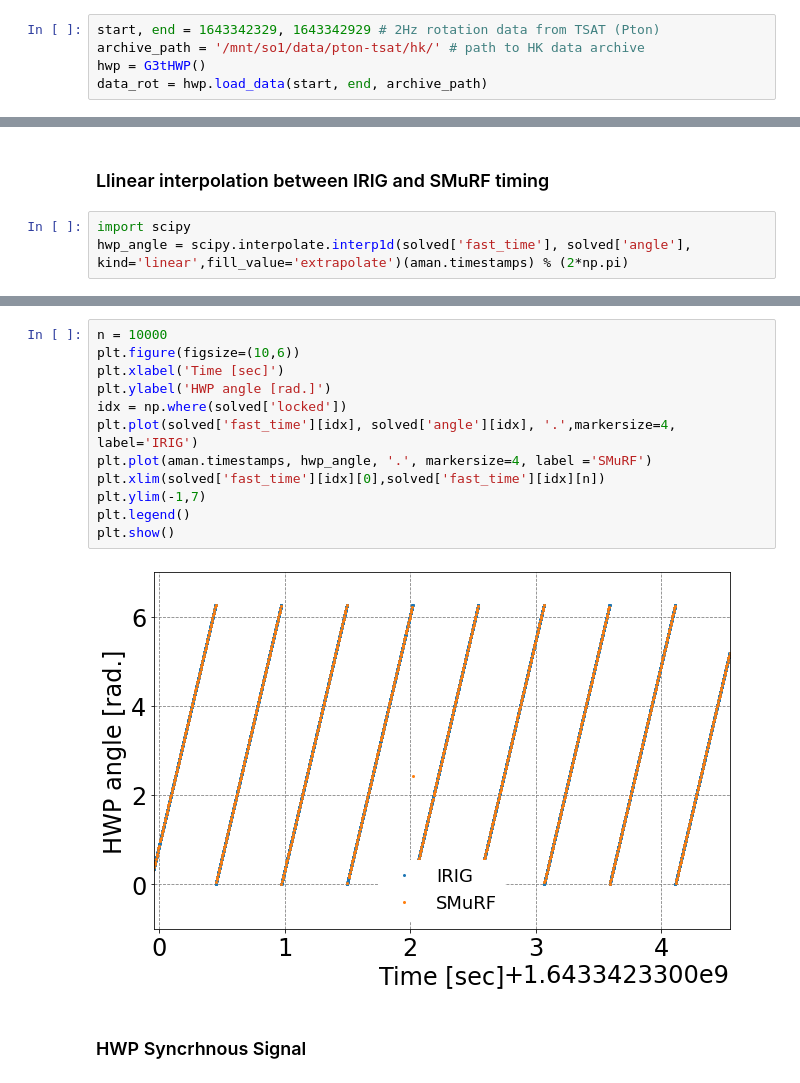
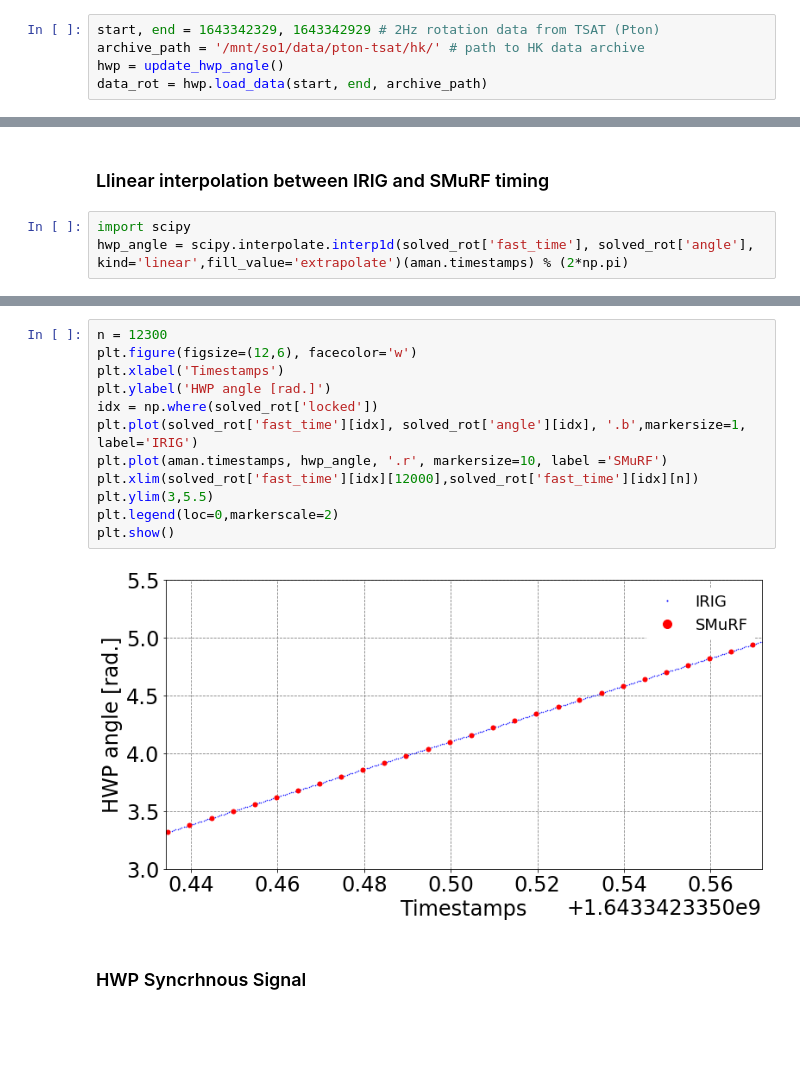
Before and after one commit to yukisakurai/so_pwg_tutorial, a Jupyter notebook: tutorial_hwp.ipynb, the cells around one changed output, grey strips where cells are left out. Saved outputs shown, nothing was run; the diff lists cells and outputs as text; blank space fills up the shorter version.

```diff
--- a/tutorial_hwp.ipynb
+++ b/tutorial_hwp.ipynb
@@ -36,7 +38,7 @@ data_spinup = hwp.load_data(start, end, archive_path)
 # %%
 start, end = 1643342329, 1643342929 # 2Hz rotation data from TSAT (Pton)
 archive_path = '/mnt/so1/data/pton-tsat/hk/' # path to HK data archive
-hwp = G3tHWP()
+hwp = update_hwp_angle()
 data_rot = hwp.load_data(start, end, archive_path)
 # %% [markdown]
 ### Analyze loaded HWP parameters and return angles
@@ -174,4 +200,4 @@ aman.signal *= phase_to_pA
 ### Llinear interpolation between IRIG and SMuRF timing
 # %%
 import scipy
-hwp_angle = scipy.interpolate.interp1d(solved['fast_time'], solved['angle'], kind='linear',fill_value='extrapolate')(aman.timestamps) % (2*np.pi)
+hwp_angle = scipy.interpolate.interp1d(solved_rot['fast_time'], solved_rot['angle'], kind='linear',fill_value='extrapolate')(aman.timestamps) % (2*np.pi)
@@ -178,17 +218,17 @@ hwp_angle = scipy.interpolate.interp1d(solved['fast_time'], solved['angle'], kin
 # %%
-n = 10000
-plt.figure(figsize=(10,6))
-plt.xlabel('Time [sec]')
+n = 12300
+plt.figure(figsize=(12,6), facecolor='w')
+plt.xlabel('Timestamps')
 plt.ylabel('HWP angle [rad.]')
-idx = np.where(solved['locked'])
-plt.plot(solved['fast_time'][idx], solved['angle'][idx], '.',markersize=4, label='IRIG')
-plt.plot(aman.timestamps, hwp_angle, '.', markersize=4, label ='SMuRF')
-plt.xlim(solved['fast_time'][idx][0],solved['fast_time'][idx][n])
-plt.ylim(-1,7)
-plt.legend()
+idx = np.where(solved_rot['locked'])
+plt.plot(solved_rot['fast_time'][idx], solved_rot['angle'][idx], '.b',markersize=1, label='IRIG')
+plt.plot(aman.timestamps, hwp_angle, '.r', markersize=10, label ='SMuRF')
+plt.xlim(solved_rot['fast_time'][idx][12000],solved_rot['fast_time'][idx][n])
+plt.ylim(3,5.5)
+plt.legend(loc=0,markerscale=2)
 plt.show()
 # %% [output]
-[figure, old version]
+[figure, new version]
 # %% [markdown]
 ### HWP Syncrhnous Signal
 # %%
```
Also changed, not shown: parts of 32 cells of this notebook, 1 other file.
